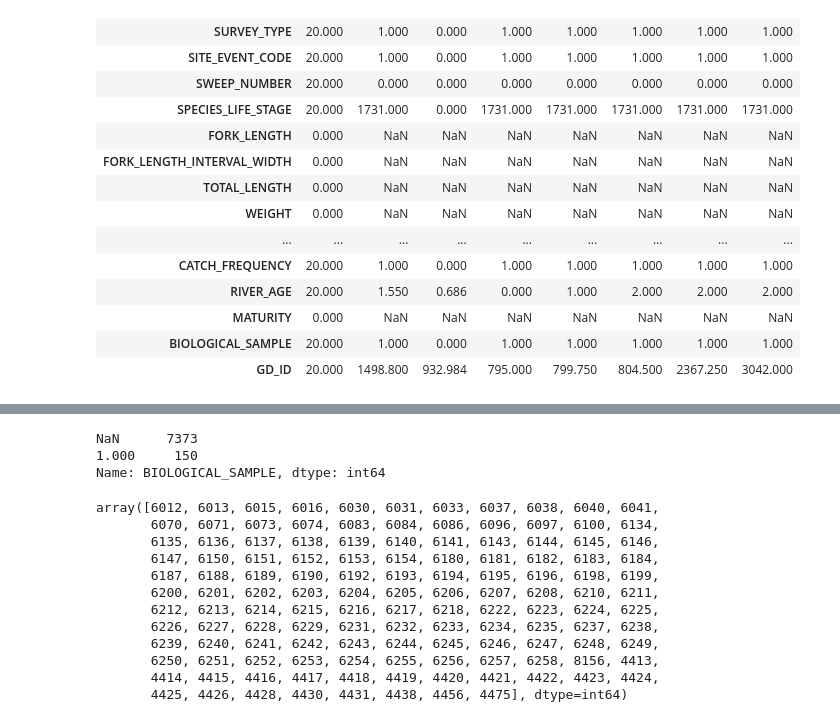
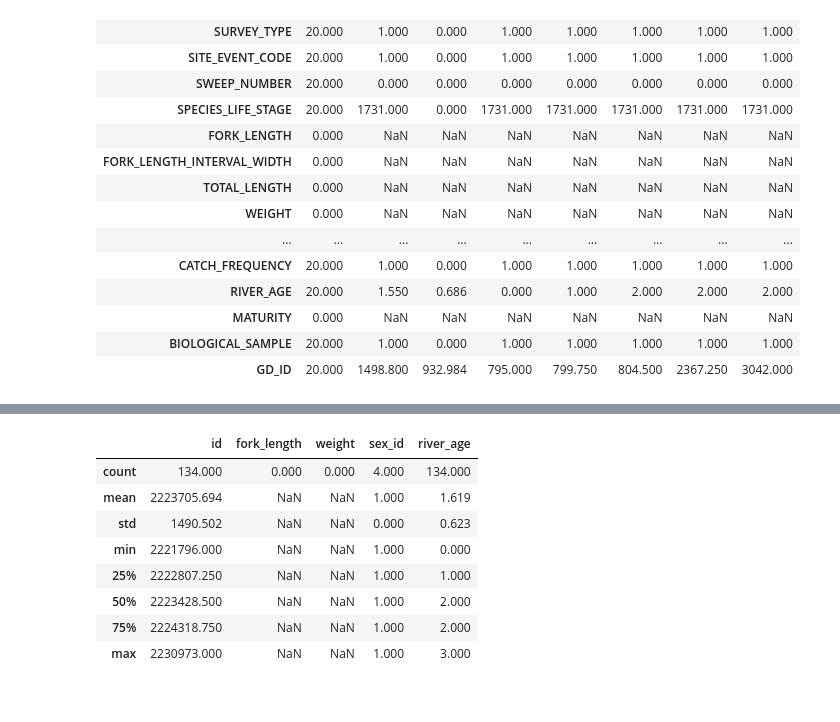
Before and after one commit to dfo-gulf-science/TrapNet-EDA, a Jupyter notebook: Potential Import Issue.ipynb, the cells around one changed output, grey strips where cells are left out. Saved outputs shown, nothing was run; the diff lists cells and outputs as text; code cells hidden in the pictures.

```diff
--- a/Potential Import Issue.ipynb
+++ b/Potential Import Issue.ipynb
@@ -264,22 +275,24 @@ df_checkthis[df_checkthis.maturity_id.notnull() | df_checkthis.sex_id.notnull()]
-# %%
-# all of these potential issues are marked as bio sample or not at all...
-df_arch[df_arch.old_id.isin(df_checkthis.old_id.unique())].BIOLOGICAL_SAMPLE.value_counts(dropna=False)
-# %% [output]
-NaN      7373
-1.000     150
-Name: BIOLOGICAL_SAMPLE, dtype: int64
-# %%
-df_checkthis.sample_id.unique()
-# %% [output]
-array([6012, 6013, 6015, 6016, 6030, 6031, 6033, 6037, 6038, 6040, 6041,
-       6070, 6071, 6073, 6074, 6083, 6084, 6086, 6096, 6097, 6100, 6134,
-       6135, 6136, 6137, 6138, 6139, 6140, 6141, 6143, 6144, 6145, 6146,
-       6147, 6150, 6151, 6152, 6153, 6154, 6180, 6181, 6182, 6183, 6184,
-       6187, 6188, 6189, 6190, 6192, 6193, 6194, 6195, 6196, 6198, 6199,
-       6200, 6201, 6202, 6203, 6204, 6205, 6206, 6207, 6208, 6210, 6211,
-       6212, 6213, 6214, 6215, 6216, 6217, 6218, 6222, 6223, 6224, 6225,
-       6226, 6227, 6228, 6229, 6231, 6232, 6233, 6234, 6235, 6237, 6238,
-       6239, 6240, 6241, 6242, 6243, 6244, 6245, 6246, 6247, 6248, 6249,
-       6250, 6251, 6252, 6253, 6254, 6255, 6256, 6257, 6258, 8156, 4413,
-       4414, 4415, 4416, 4417, 4418, 4419, 4420, 4421, 4422, 4423, 4424,
-       4425, 4426, 4428, 4430, 4431, 4438, 4456, 4475], dtype=int64)
+# %%
+# are all of the sex and age data from the MZ? (no)
+#  all R ('released unsampled') specimen have age, and 4 have sex
+#  none have length or weight
+df_all[
+    df_all.old_id.isin(
+        df_arch[
+            (df_arch.SWEEP_NUMBER==0)
+            & (df_arch.FILE_TYPE.isnull())
+            & (df_arch.BIOLOGICAL_SAMPLE==1)
+            & (df_arch.FISH_STATUS=='R')
+        ].old_id.unique()
+    )
+][['id', 'fork_length', 'weight', 'sex_id', 'river_age']].describe()
+# %% [output]
+|  | id | fork_length | weight | sex_id | river_age |
+| count | 134.000 | 0.000 | 0.000 | 4.000 | 134.000 |
+| mean | 2223705.694 | NaN | NaN | 1.000 | 1.619 |
+| std | 1490.502 | NaN | NaN | 0.000 | 0.623 |
+| min | 2221796.000 | NaN | NaN | 1.000 | 0.000 |
+| 25% | 2222807.250 | NaN | NaN | 1.000 | 1.000 |
+| 50% | 2223428.500 | NaN | NaN | 1.000 | 2.000 |
+| 75% | 2224318.750 | NaN | NaN | 1.000 | 2.000 |
+| max | 2230973.000 | NaN | NaN | 1.000 | 3.000 |
```
Also changed, not shown: parts of 17 cells of this notebook, 2 other files.
